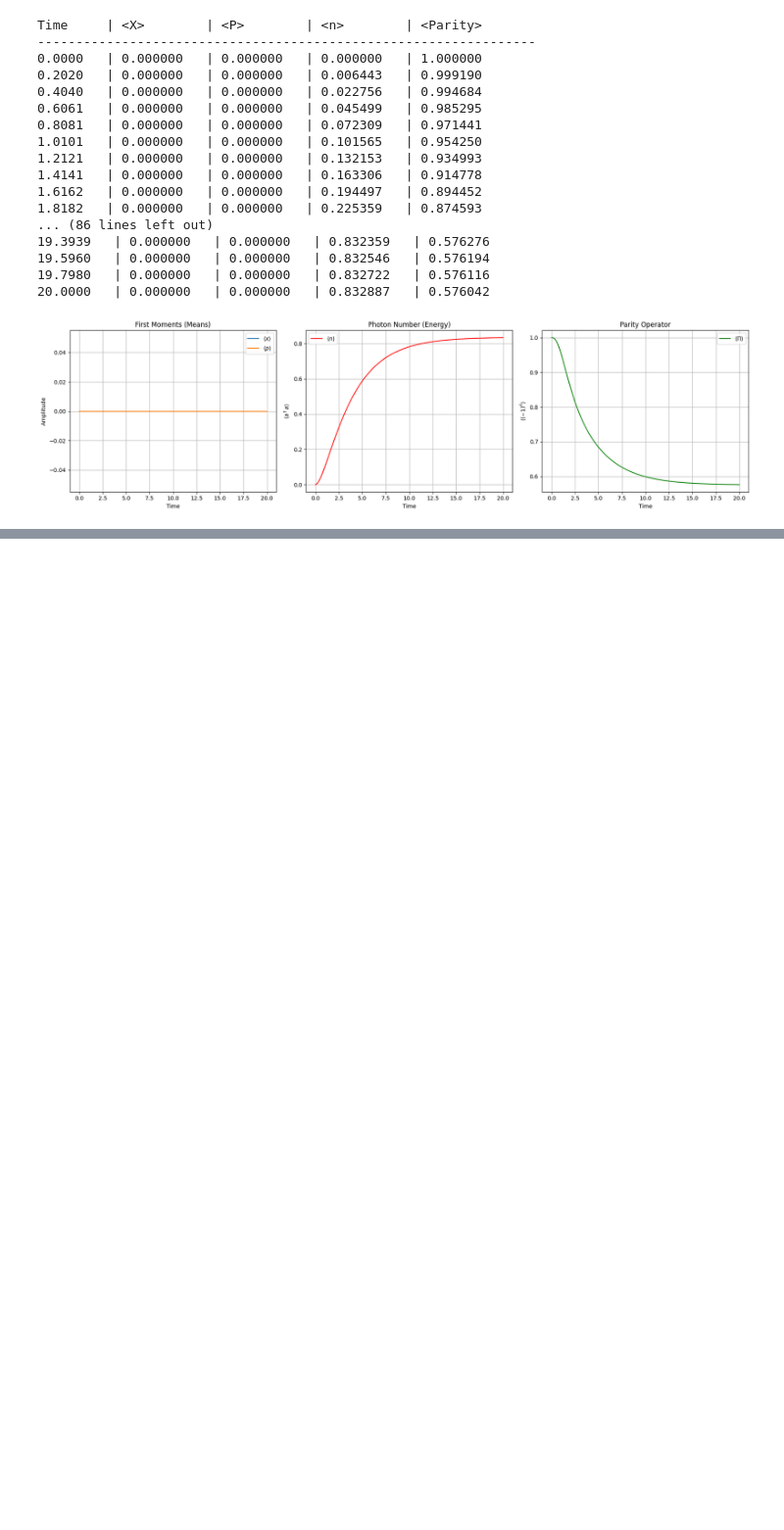
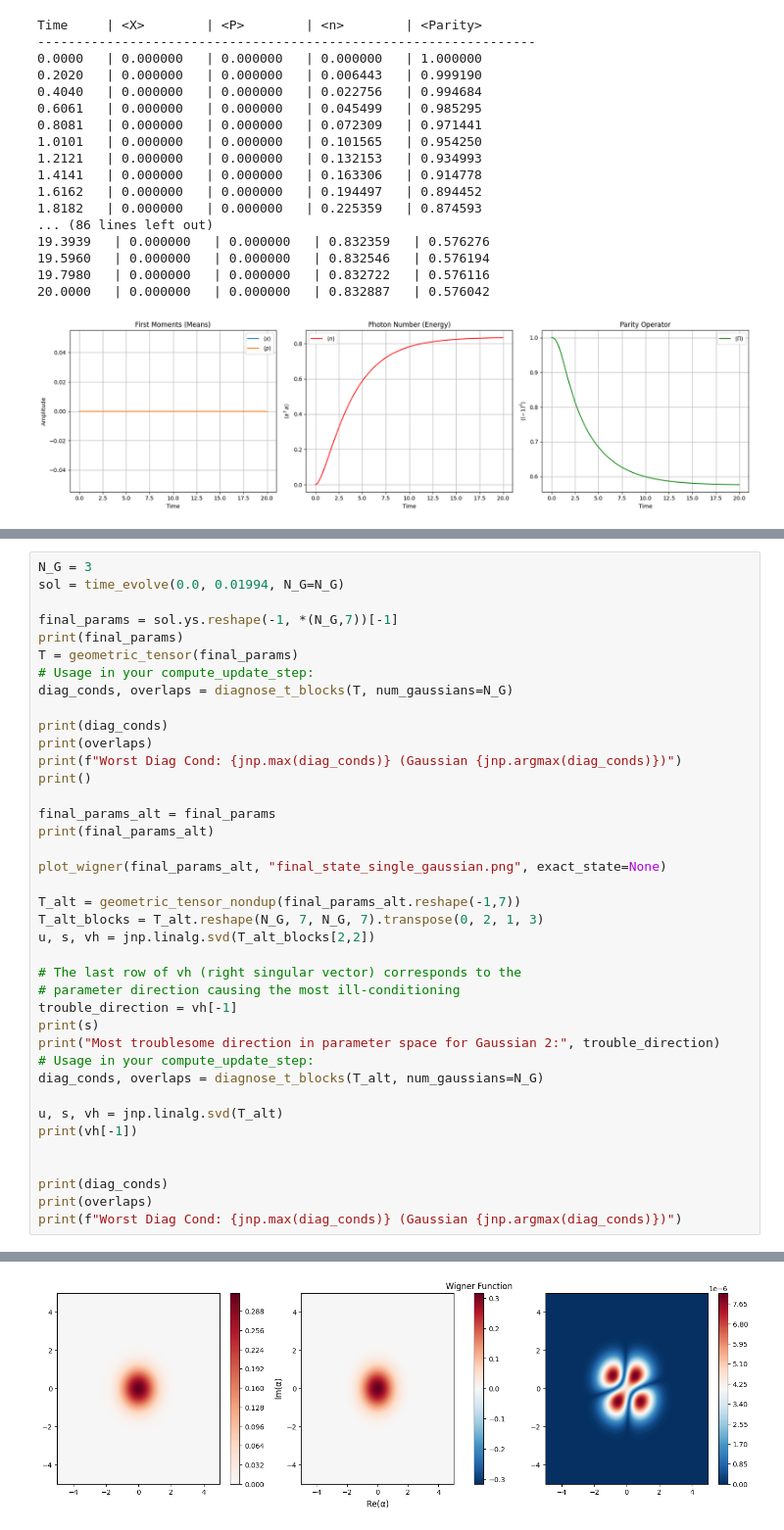
Before and after one commit to shreychowdhary/CS653-Project, a Jupyter notebook: notebook.ipynb, the cells around one changed output, grey strips where cells are left out. Shown at 98% size. Saved outputs shown, nothing was run; the diff lists cells and outputs as text; blank space fills up the shorter version.

```diff
--- a/notebook.ipynb
+++ b/notebook.ipynb
@@ -970,0 +1596,40 @@ Time     | <X>        | <P>        | <n>        | <Parity>
+# %%
+N_G = 3
+sol = time_evolve(0.0, 0.01994, N_G=N_G)
+
+final_params = sol.ys.reshape(-1, *(N_G,7))[-1]
+print(final_params)
+T = geometric_tensor(final_params)
+# Usage in your compute_update_step:
+diag_conds, overlaps = diagnose_t_blocks(T, num_gaussians=N_G)
+
+print(diag_conds)
+print(overlaps)
+print(f"Worst Diag Cond: {jnp.max(diag_conds)} (Gaussian {jnp.argmax(diag_conds)})")
+print()
+
+final_params_alt = final_params
+print(final_params_alt)
+
+plot_wigner(final_params_alt, "final_state_single_gaussian.png", exact_state=None)
+
+T_alt = geometric_tensor_nondup(final_params_alt.reshape(-1,7))
+T_alt_blocks = T_alt.reshape(N_G, 7, N_G, 7).transpose(0, 2, 1, 3)
+u, s, vh = jnp.linalg.svd(T_alt_blocks[2,2])
+
+# The last row of vh (right singular vector) corresponds to the
+# parameter direction causing the most ill-conditioning
+trouble_direction = vh[-1]
+print(s)
+print("Most troublesome direction in parameter space for Gaussian 2:", trouble_direction)
+# Usage in your compute_update_step:
+diag_conds, overlaps = diagnose_t_blocks(T_alt, num_gaussians=N_G)
+
+u, s, vh = jnp.linalg.svd(T_alt)
+print(vh[-1])
+
+
+print(diag_conds)
+print(overlaps)
+print(f"Worst Diag Cond: {jnp.max(diag_conds)} (Gaussian {jnp.argmax(diag_conds)})")
+# %% [output]
@@ -970,0 +1653 @@ Time     | <X>        | <P>        | <n>        | <Parity>
+[figure, added]
```
Also changed, not shown: parts of 12 cells of this notebook, 6 other files.
